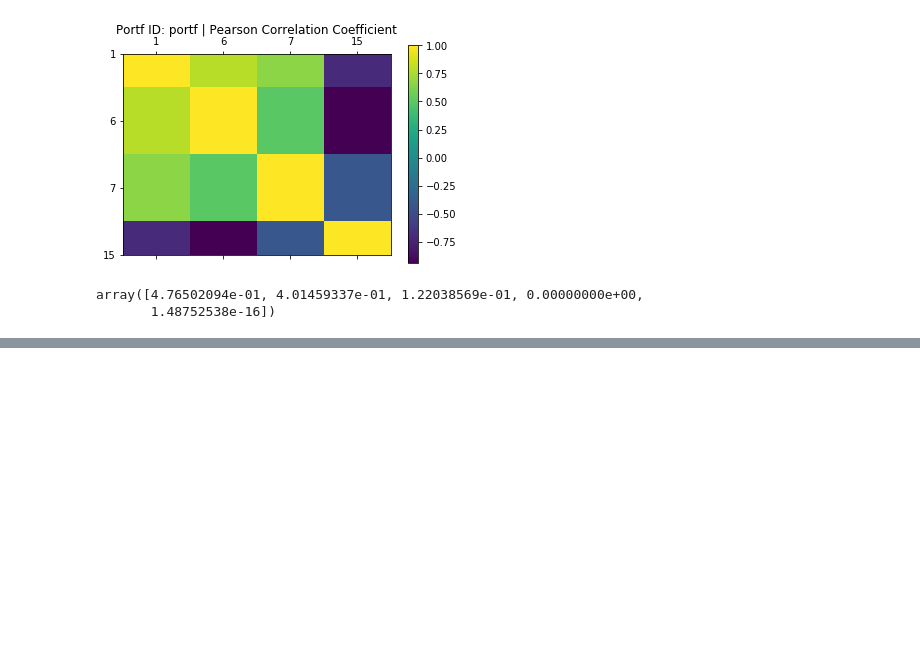
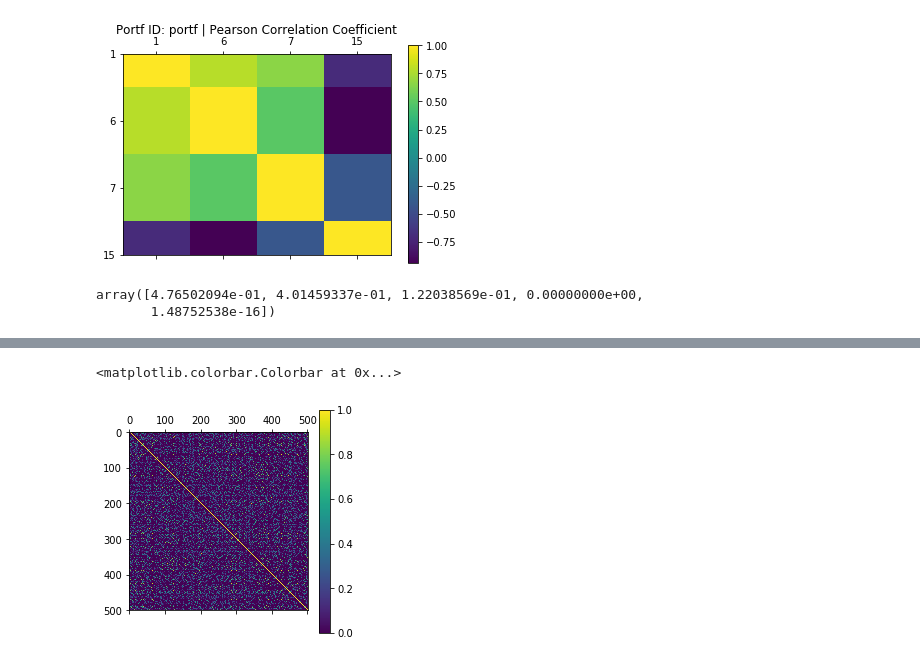
Before and after one commit to braedyn-au/StockMarketCascades, a Jupyter notebook: efficientFrontier.ipynb, the cells around one changed output, grey strips where cells are left out. Drawn from its saved outputs; the diff is of its cells as text; code cells hidden in the pictures; blank space fills up the shorter version.

```diff
--- a/efficientFrontier.ipynb
+++ b/efficientFrontier.ipynb
@@ -152,0 +224,22 @@ array([4.76502094e-01, 4.01459337e-01, 1.22038569e-01, 0.00000000e+00,
+# %%
+with open('./results/2-4/traderIDs_501_1000_100_new2threshold_fixedhurst.pkl','rb') as f:
+    traderIDs = pickle.load(f)
+# %%
+mat = np.zeros((501,501))
+cosins = {}
+for t in range(993,994):
+    mat2 = np.zeros((501,501))
+    x = 0
+    y = 0
+    for i, portf1 in traderIDs.items():
+        y=0
+        for j, portf2 in traderIDs.items():
+            csmp = cosineSimP(t,portf1,portf2)
+            mat2[x,y] = csmp
+            y += 1
+        x += 1
+        print(i)
+    mat = np.dstack((mat,mat2))
+    cosins[str(t)] = np.mean(mat2)
+    print(np.mean(mat2))
+    print(t)
@@ -152,0 +264,6 @@ array([4.76502094e-01, 4.01459337e-01, 1.22038569e-01, 0.00000000e+00,
+# %%
+plt.matshow(mat2)
+plt.colorbar()
+# %% [output]
+<matplotlib.colorbar.Colorbar at 0x...>
+[figure, added]
```
Also changed, not shown: parts of 37 cells of this notebook, 34 other files.
